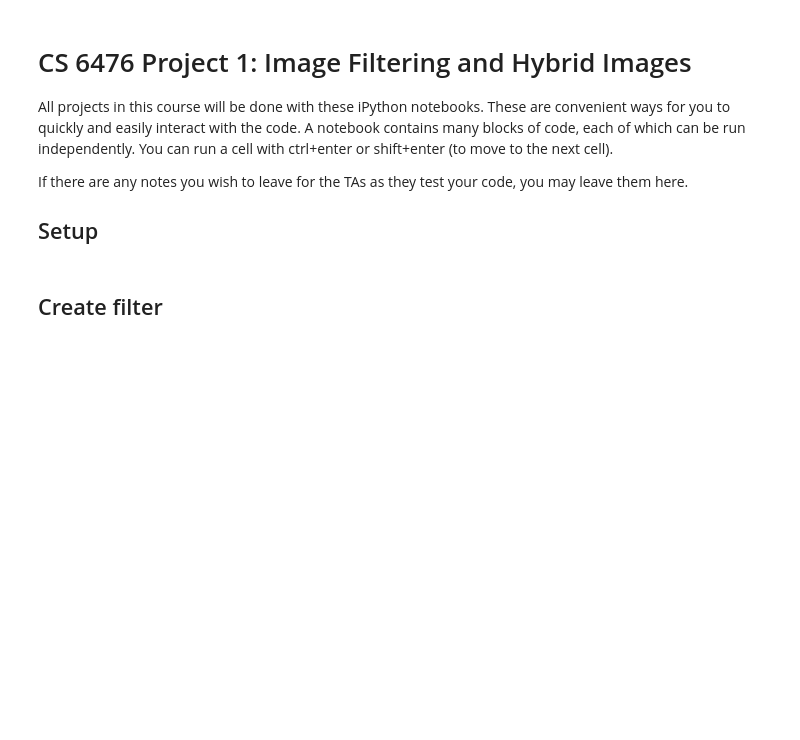
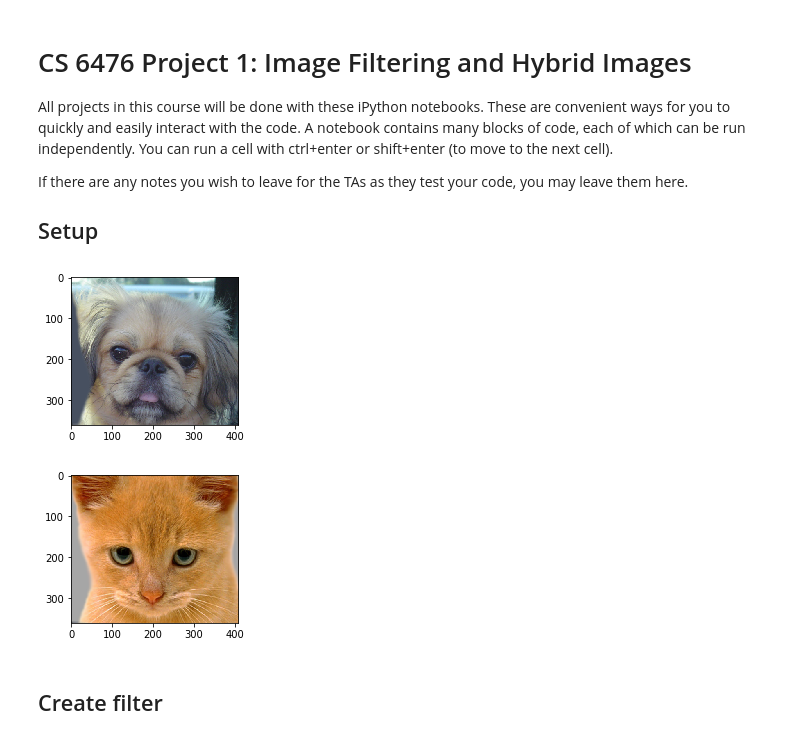
Before and after one commit to chododom/Computer-Vision, a Jupyter notebook: project2/proj2.ipynb, the cells around one changed output. Drawn from its saved outputs; the diff is of its cells as text; code cells hidden in the pictures; blank space fills up the shorter version.

```diff
--- a/project2/proj2.ipynb
+++ b/project2/proj2.ipynb
@@ -9,20 +9,23 @@ If there are any notes you wish to leave for the TAs as they test your code, you
 # %%
 import cv2
 import numpy as np
 import matplotlib
 import matplotlib.pyplot as plt
 %matplotlib inline
 from utils import vis_hybrid_image, load_image, save_image
-from student_code import my_imfilter, create_hybrid_image
+from project2 import my_imfilter, create_hybrid_image
 %load_ext autoreload
 %autoreload 2
 
-image1 = load_image('../data/dog.bmp')
-image2 = load_image('../data/cat.bmp')
+image1 = load_image('images/dog.bmp')
+image2 = load_image('images/cat.bmp')
 
 # display the dog and cat images
 plt.figure(figsize=(3,3)); plt.imshow((image1*255).astype(np.uint8));
 plt.figure(figsize=(3,3)); plt.imshow((image2*255).astype(np.uint8));
+# %% [output]
+[figure, added]
+[figure, added]
 # %% [markdown]
 ## Create filter
 # %%
```
Also changed, not shown: parts of 4 cells of this notebook, 2 other files.
